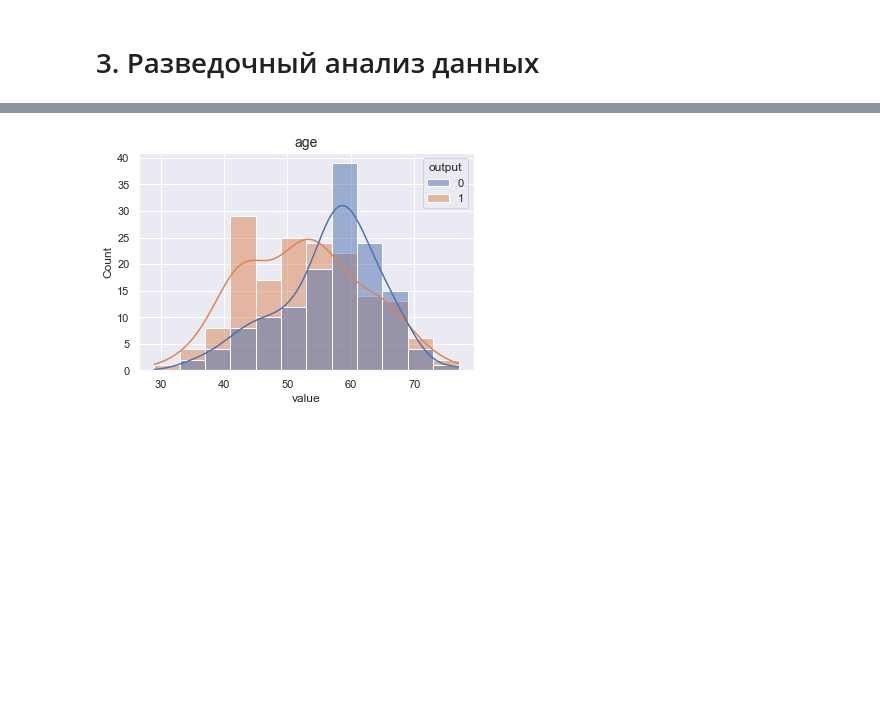
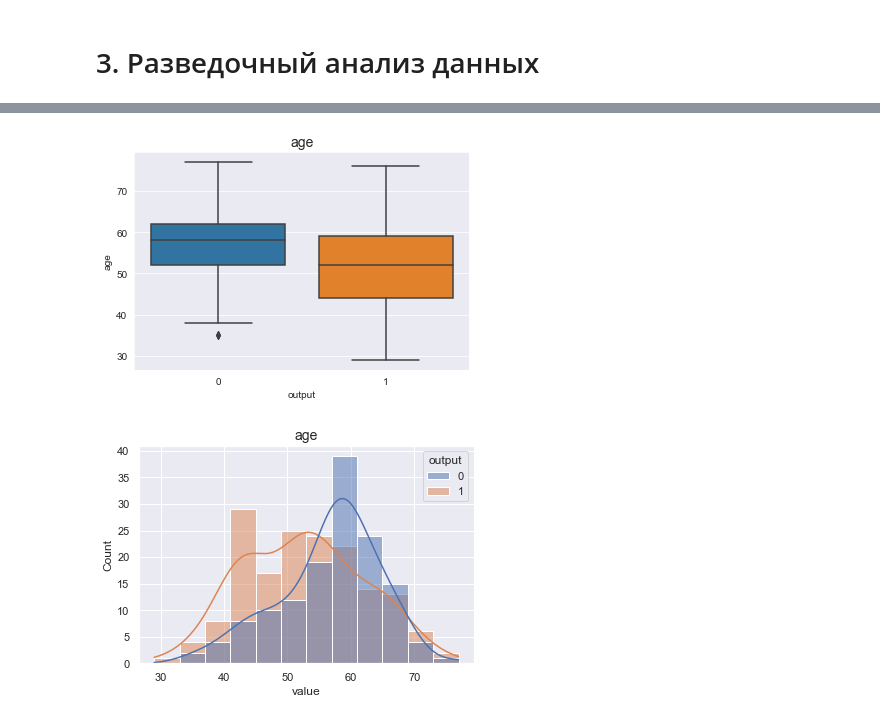
Before and after one commit to Kirill-Wwizarddd-Vladimirovich/heart-attack, a Jupyter notebook: notebooks/001-data_exploration.ipynb, the cells around one changed output, grey strips where cells are left out. Cells and saved outputs as stored; diff of their text form; code cells hidden in the pictures; blank space fills up the shorter version.

```diff
--- a/notebooks/001-data_exploration.ipynb
+++ b/notebooks/001-data_exploration.ipynb
@@ -202,3 +211,9 @@ data_test = pd.melt(df, id_vars = ['output'])
+# %%
+hist = sns.boxplot(x = df['output'], y = df['age']);
+hist.axes.set_title('age', fontsize = 14)
+plt.show()
+# %% [output]
+[figure, added]
 # %%
 sns.set(rc={'figure.figsize':(11.7,8.27)})
 
```
Also changed, not shown: parts of 26 cells of this notebook, 6 other files.
